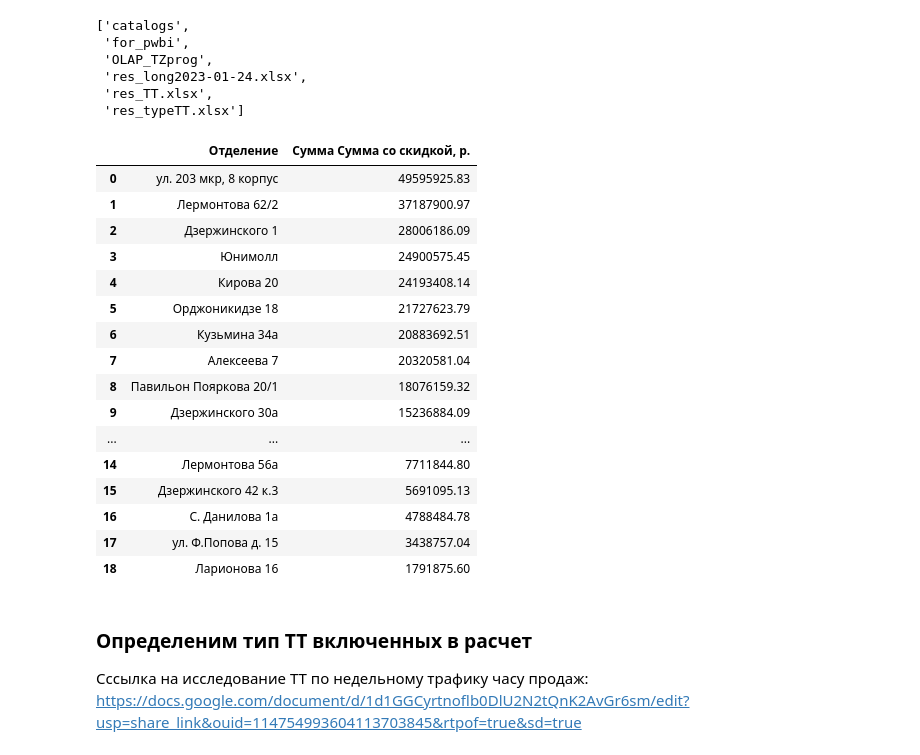
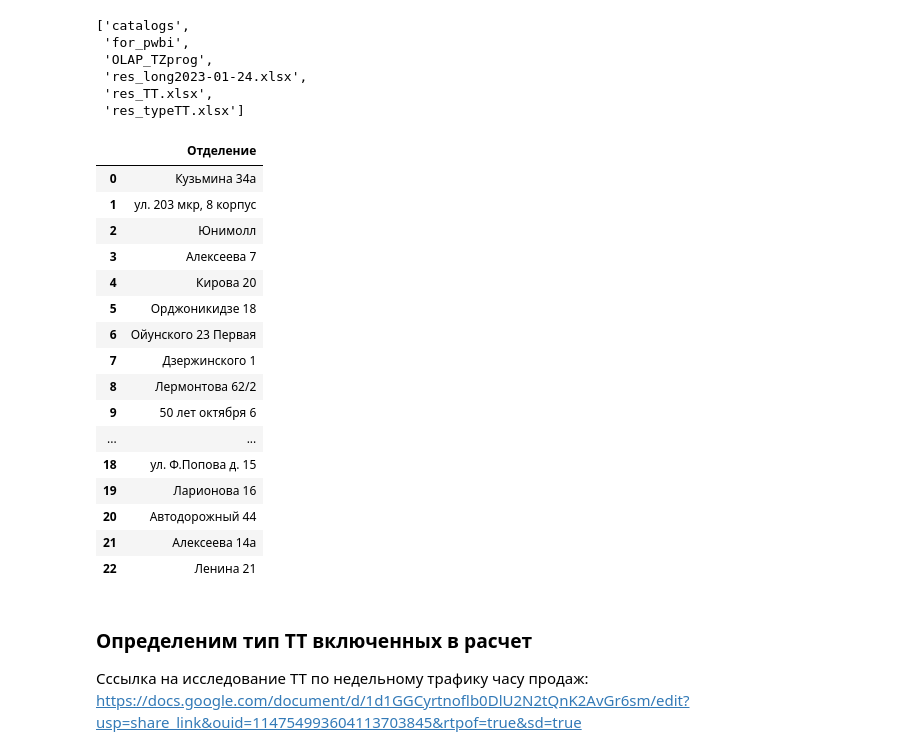
Before and after one commit to KeskilV/rb_daypp, a Jupyter notebook: ipynb/TZ_DPP.ipynb, the cells around one changed output. Drawn from its saved outputs; the diff is of its cells as text; code cells hidden in the pictures.

```diff
--- a/ipynb/TZ_DPP.ipynb
+++ b/ipynb/TZ_DPP.ipynb
@@ -226,4 +226,4 @@ normalize[['Учетный день','week','Отделение','Чеков_x',
 Вот визуализация списка ТТ которые решено исключить:
 ![image.png](attachment:image.png)
 # %%
-pd.read_csv('../data/catalogs/Выбор ТТ для исключения анализа - 23-01-19.csv')
+TT_iskl = pd.read_csv('../data/catalogs/Выбор ТТ для исключения анализа - 23-01-19.csv')
@@ -241,3 +237,5 @@ pd.read_csv('../data/catalogs/Выбор ТТ для исключения ана
+# %%
+allttset = set(normalize['Отделение'].unique())-set(TT_iskl['Отделение'].unique())
 # %% [markdown]
  Перечень всех скачанных ТТ
 ![image.png](attachment:image.png)
@@ -251,27 +249,30 @@ os.listdir('../data')
  'res_TT.xlsx',
  'res_typeTT.xlsx']
 # %%
-typett = pd.read_csv('../data/catalogs/Выбор ТТ для анализа - 23-01-19.csv')
+typett = normalizemin[['Отделение']]
+#это не правильно pd.read_csv('../data/catalogs/Выбор ТТ для анализа - 23-01-19.csv')
 #Перечень всех скачанных ТТ
+typett  = typett[~typett.duplicated(subset='Отделение')].reset_index(drop=True)
+typett = typett[typett['Отделение'].isin(allttset)].reset_index(drop=True)
 typett
 # %% [output]
-|  | Отделение | Сумма Сумма со скидкой, р. |
-| 0 | ул. 203 мкр, 8 корпус | 49595925.83 |
-| 1 | Лермонтова 62/2 | 37187900.97 |
-| 2 | Дзержинского 1 | 28006186.09 |
-| 3 | Юнимолл | 24900575.45 |
-| 4 | Кирова 20 | 24193408.14 |
-| 5 | Орджоникидзе 18 | 21727623.79 |
-| 6 | Кузьмина 34а | 20883692.51 |
-| 7 | Алексеева 7 | 20320581.04 |
-| 8 | Павильон Пояркова 20/1 | 18076159.32 |
-| 9 | Дзержинского 30а | 15236884.09 |
-| ... | ... | ... |
-| 14 | Лермонтова 56а | 7711844.80 |
-| 15 | Дзержинского 42 к.3 | 5691095.13 |
-| 16 | С. Данилова 1а | 4788484.78 |
-| 17 | ул. Ф.Попова д. 15 | 3438757.04 |
-| 18 | Ларионова 16 | 1791875.60 |
+|  | Отделение |
+| 0 | Кузьмина 34а |
+| 1 | ул. 203 мкр, 8 корпус |
+| 2 | Юнимолл |
+| 3 | Алексеева 7 |
+| 4 | Кирова 20 |
+| 5 | Орджоникидзе 18 |
+| 6 | Ойунского 23 Первая |
+| 7 | Дзержинского 1 |
+| 8 | Лермонтова 62/2 |
+| 9 | 50 лет октября 6 |
+| ... | ... |
+| 18 | ул. Ф.Попова д. 15 |
+| 19 | Ларионова 16 |
+| 20 | Автодорожный 44 |
+| 21 | Алексеева 14а |
+| 22 | Ленина 21 |
 # %% [markdown]
 ### Определеним тип ТТ включенных в расчет
 Сссылка на исследование ТТ по недельному трафику часу продаж:  https://docs.google.com/document/d/1d1GGCyrtnoflb0DlU2N2tQnK2AvGr6sm/edit?usp=share_link&ouid=114754993604113703845&rtpof=true&sd=true
```
Also changed, not shown: parts of 33 cells of this notebook, 14 other files.
